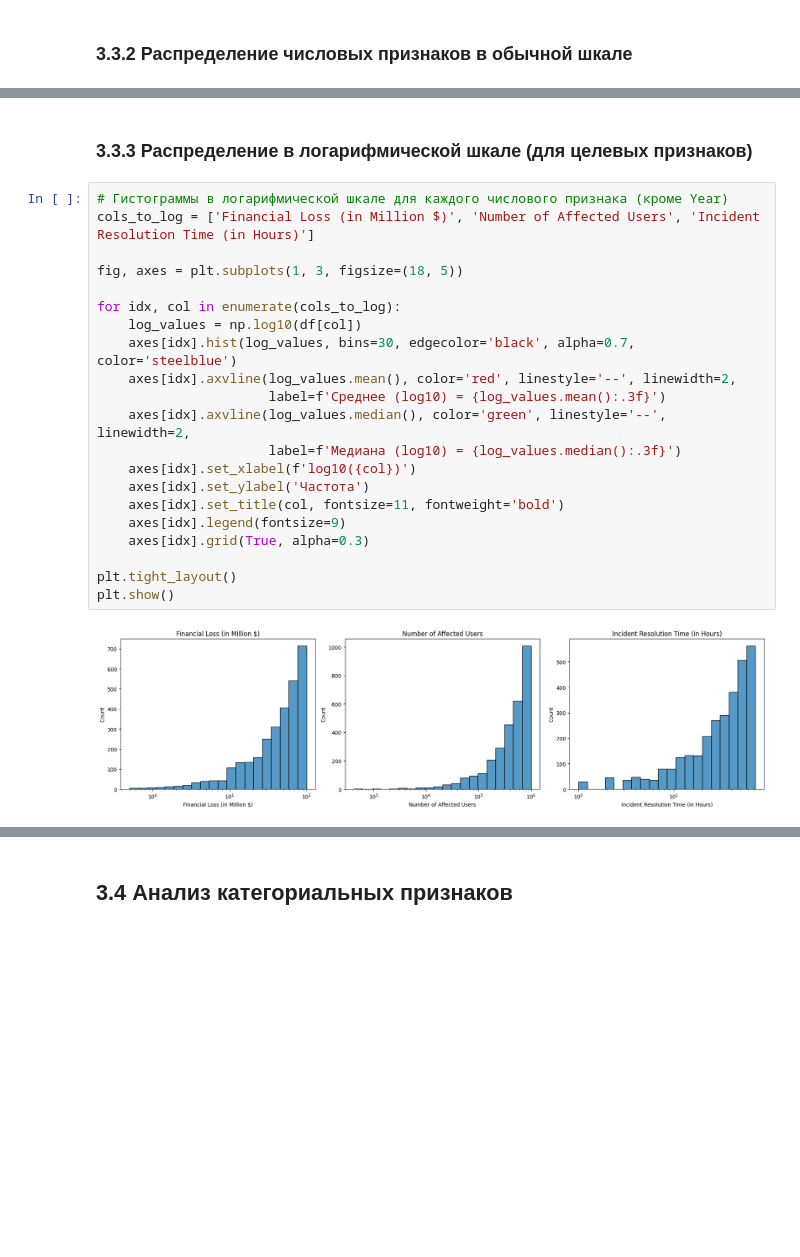
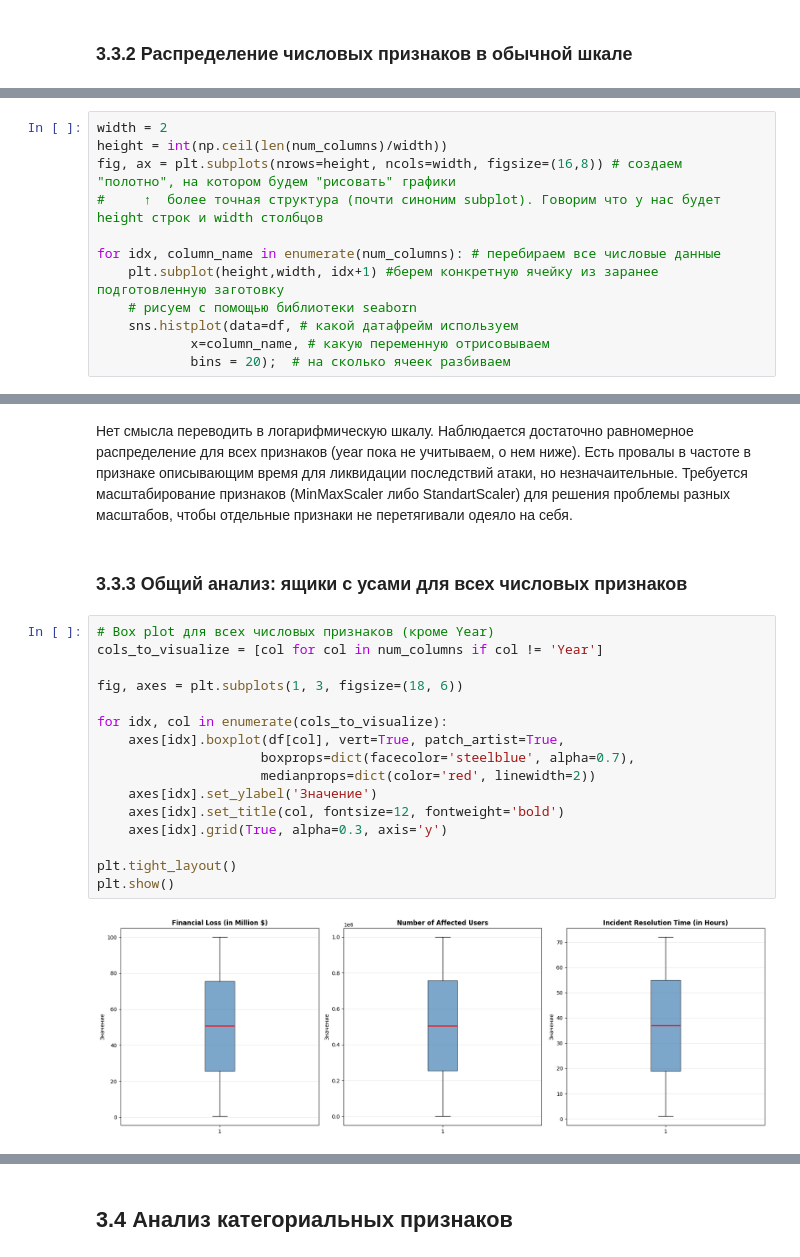
Before and after one commit to 2made1ra/ML_fall25, a Jupyter notebook: lab/first/first_organized.ipynb, the cells around one changed output, grey strips where cells are left out. Saved outputs shown, nothing was run; the diff lists cells and outputs as text; blank space fills up the shorter version.

```diff
--- a/lab/first/first_organized.ipynb
+++ b/lab/first/first_organized.ipynb
@@ -148,0 +121,12 @@ plt.show()
+# %%
+width = 2
+height = int(np.ceil(len(num_columns)/width))
+fig, ax = plt.subplots(nrows=height, ncols=width, figsize=(16,8)) # создаем "полотно", на котором будем "рисовать" графики
+#     ↑  более точная структура (почти синоним subplot). Говорим что у нас будет height строк и width столбцов
+
+for idx, column_name in enumerate(num_columns): # перебираем все числовые данные
+    plt.subplot(height,width, idx+1) #берем конкретную ячейку из заранее подготовленную заготовку
+    # рисуем с помощью библиотеки seaborn
+    sns.histplot(data=df, # какой датафрейм используем
+            x=column_name, # какую переменную отрисовываем
+            bins = 20);  # на сколько ячеек разбиваем
@@ -149,25 +135,22 @@ plt.show()
+# %% [markdown]
+Нет смысла переводить в логарифмическую шкалу. Наблюдается достаточно равномерное распределение для всех признаков (year пока не учитываем, о нем ниже). Есть провалы в частоте в признаке описывающим время для ликвидации последствий атаки, но незначаительные. Требуется масштабирование признаков (MinMaxScaler либо StandartScaler) для решения проблемы разных масштабов, чтобы отдельные признаки не перетягивали одеяло на себя.
 # %% [markdown]
-### 3.3.3 Распределение в логарифмической шкале (для целевых признаков)
+### 3.3.3 Общий анализ: ящики с усами для всех числовых признаков
 # %%
-# Гистограммы в логарифмической шкале для каждого числового признака (кроме Year)
-cols_to_log = ['Financial Loss (in Million $)', 'Number of Affected Users', 'Incident Resolution Time (in Hours)']
+# Box plot для всех числовых признаков (кроме Year)
+cols_to_visualize = [col for col in num_columns if col != 'Year']
 
-fig, axes = plt.subplots(1, 3, figsize=(18, 5))
+fig, axes = plt.subplots(1, 3, figsize=(18, 6))
 
-for idx, col in enumerate(cols_to_log):
-    log_values = np.log10(df[col])
-    axes[idx].hist(log_values, bins=30, edgecolor='black', alpha=0.7, color='steelblue')
-    axes[idx].axvline(log_values.mean(), color='red', linestyle='--', linewidth=2,
-                      label=f'Среднее (log10) = {log_values.mean():.3f}')
-    axes[idx].axvline(log_values.median(), color='green', linestyle='--', linewidth=2,
-                      label=f'Медиана (log10) = {log_values.median():.3f}')
-    axes[idx].set_xlabel(f'log10({col})')
-    axes[idx].set_ylabel('Частота')
-    axes[idx].set_title(col, fontsize=11, fontweight='bold')
-    axes[idx].legend(fontsize=9)
-    axes[idx].grid(True, alpha=0.3)
+for idx, col in enumerate(cols_to_visualize):
+    axes[idx].boxplot(df[col], vert=True, patch_artist=True,
+                     boxprops=dict(facecolor='steelblue', alpha=0.7),
+                     medianprops=dict(color='red', linewidth=2))
+    axes[idx].set_ylabel('Значение')
+    axes[idx].set_title(col, fontsize=12, fontweight='bold')
+    axes[idx].grid(True, alpha=0.3, axis='y')
 
 plt.tight_layout()
 plt.show()
 # %% [output]
-[figure, old version]
+[figure, new version]
```
Also changed, not shown: parts of 79 cells of this notebook, 1 other file.
